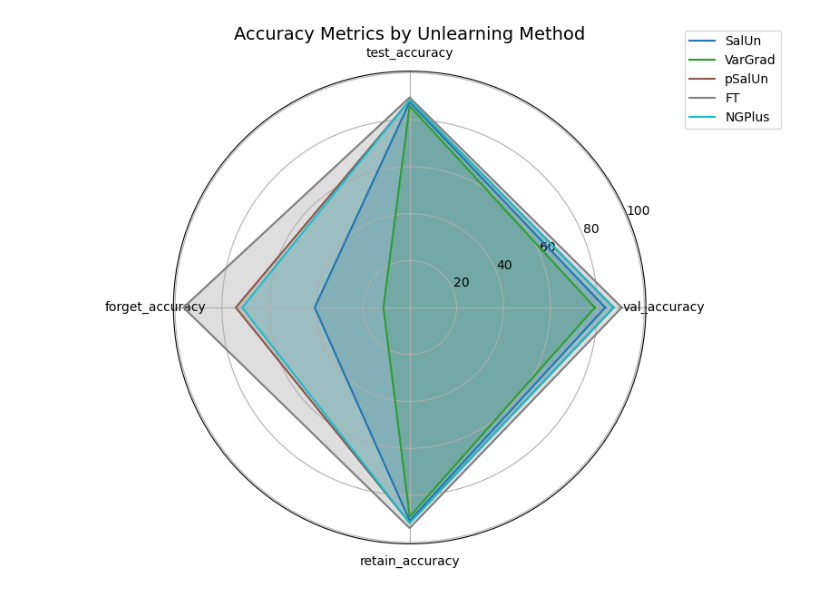
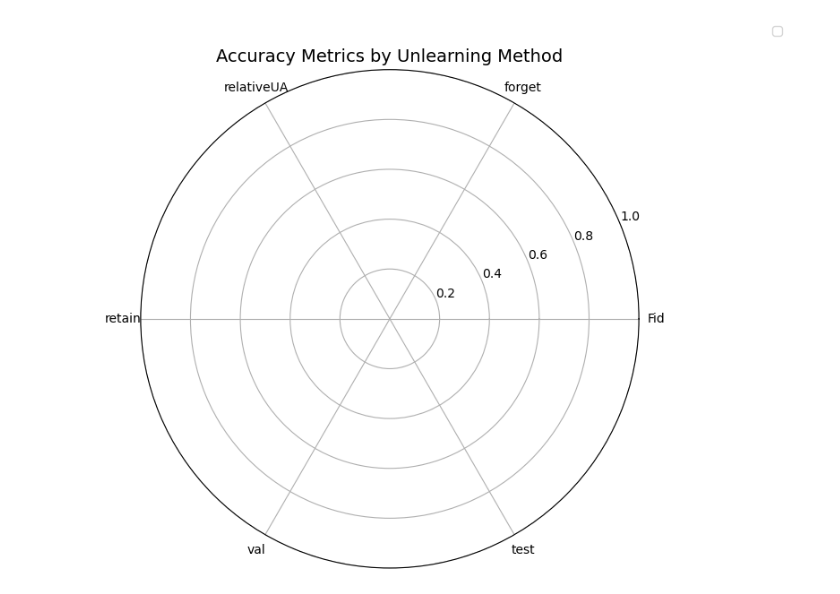
Before and after one commit to owl1996/UnlearningFocusVector, a Jupyter notebook: parse_results.ipynb, the cells around one changed output. Cells and saved outputs as stored; diff of their text form; code cells hidden in the pictures.

```diff
--- a/parse_results.ipynb
+++ b/parse_results.ipynb
@@ -62,5 +81,4 @@ Index(['run_id', 'beta', 'unlearn_method', 'unlearn', 'unlearn_lr', 'quantile',
 # %%
-combined_df = combined_df[(combined_df["num_indexes_to_replace"] != 'None') & (combined_df["unlearn_epochs"] == '4')]
 combined_df
 # %% [output]
 |  | run_id | beta | unlearn_method | unlearn | unlearn_lr | quantile | num_indexes_to_replace | unlearn_epochs | ... |
@@ -77,12 +99,19 @@ import pandas as pd
 import matplotlib.pyplot as plt
 import numpy as np
 
+df = combined_df.copy()
+df = df[(df["num_indexes_to_replace"] == "22500") & (df["unlearn_epochs"] != "10")]
+df['relativeUA'] = 100 - df['relativeUA'].astype(float)
+print(len(df))
+
 # --- Étape 1 : sélectionner les colonnes d'accuracy ---
-accuracy_cols = ["val_accuracy", "test_accuracy", "forget_accuracy", "retain_accuracy"]
-methods = combined_df["unlearn_method"].unique()
+accuracy_cols = ['Fid','forget',
+       'relativeUA', 'retain', 'val', 'test']
+methods = df["unlearn"].unique()
+methods = ["VarGrad", "SalGrad"]
 
 # --- Étape 2 : calcul des moyennes par méthode ---
-method_means = combined_df.groupby("unlearn_method")[accuracy_cols].mean()
+method_means = df.groupby("unlearn")[accuracy_cols].mean()
 
 # --- Étape 3 : construction du radar plot ---
 # Préparation des angles
@@ -100,10 +129,13 @@ colors = plt.cm.get_cmap("tab10", len(methods))
 
 # Tracer chaque méthode
 for idx, method in enumerate(methods):
-    values = method_means.loc[method].tolist()
-    values += values[:1]  # boucle fermée
-    plt.plot(angles, values, label=method, color=colors(idx))
-    plt.fill(angles, values, alpha=0.25, color=colors(idx))
+    try:
+        values = method_means.loc[method].tolist()
+        values += values[:1]  # boucle fermée
+        plt.plot(angles, values, label=method, color=colors(idx))
+        plt.fill(angles, values, alpha=0.5, color=colors(idx))
+    except KeyError:
+        print(f"Warning: Method '{method}' not found in the DataFrame.")
 
 # Labels axes
 plt.xticks(angles[:-1], labels)
@@ -115 +150 @@ plt.show()
-[figure, old version]
+[figure, new version]
```
Also changed, not shown: parts of 6 cells of this notebook, 3 other files.
